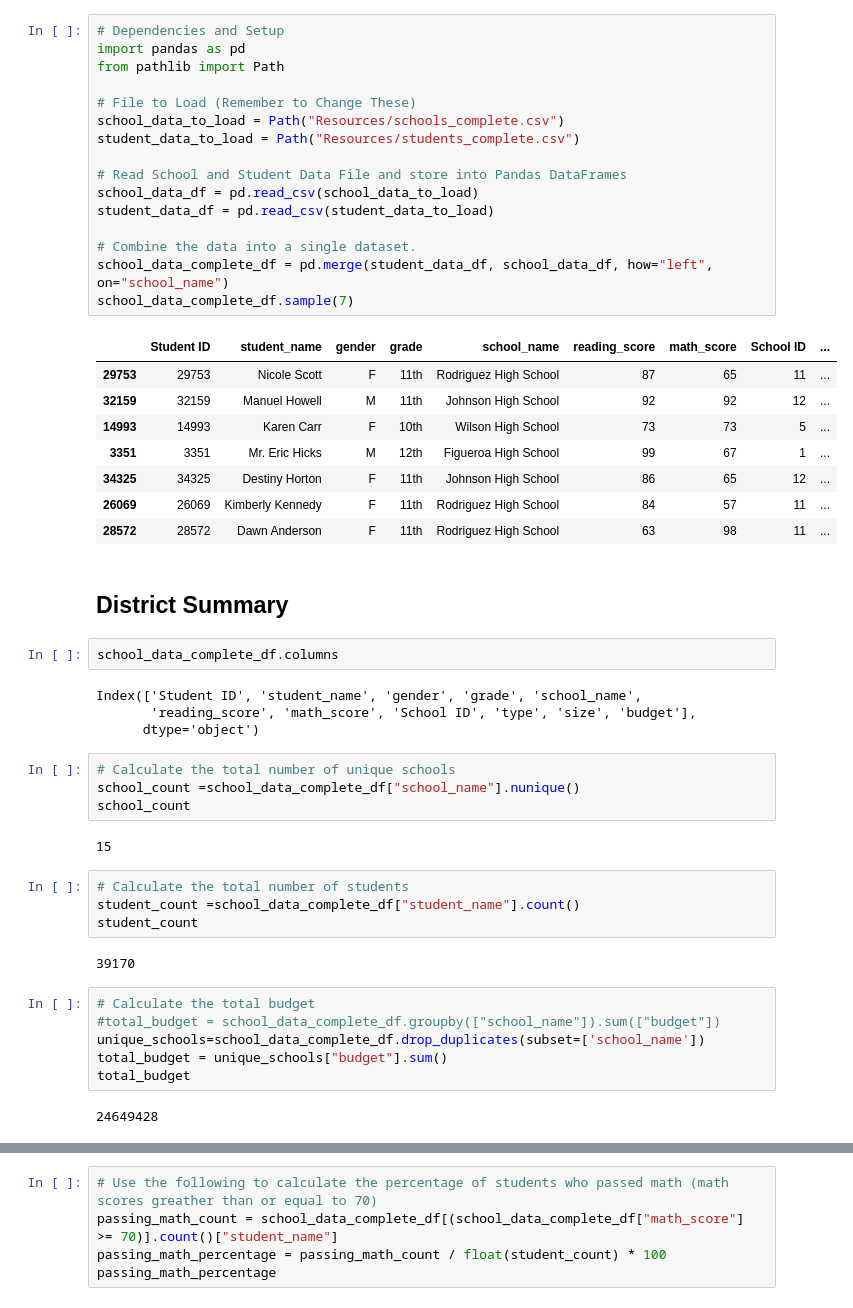
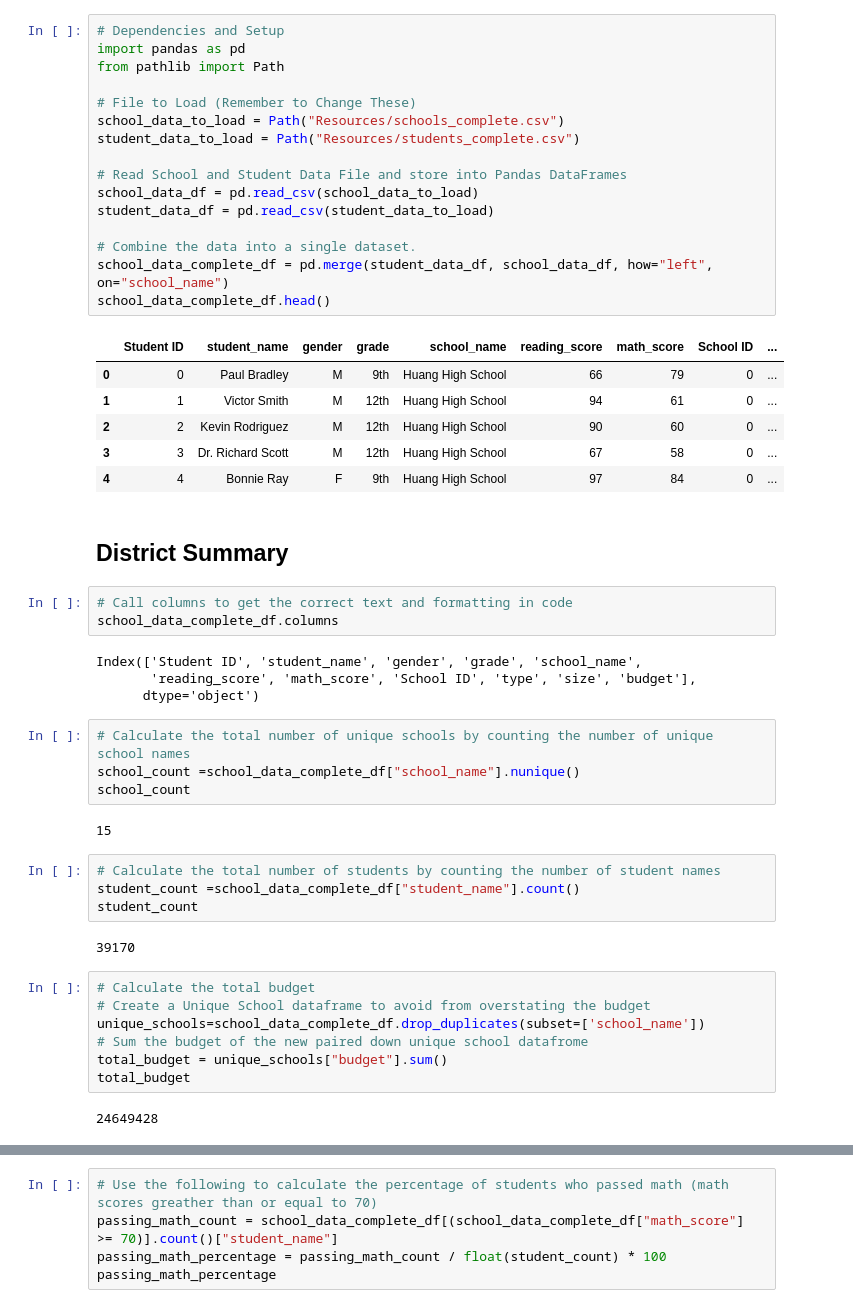
Before and after one commit to kbumadianne/homework4, a Jupyter notebook: PyCitySchools/PyCitySchools_solution.ipynb, the cells around one changed output, grey strips where cells are left out. Cells and saved outputs as stored; diff of their text form.

```diff
--- a/PyCitySchools/PyCitySchools_solution.ipynb
+++ b/PyCitySchools/PyCitySchools_solution.ipynb
@@ -7,52 +18,52 @@
 # %%
 # Dependencies and Setup
 import pandas as pd
 from pathlib import Path
 
 # File to Load (Remember to Change These)
 school_data_to_load = Path("Resources/schools_complete.csv")
 student_data_to_load = Path("Resources/students_complete.csv")
 
 # Read School and Student Data File and store into Pandas DataFrames
 school_data_df = pd.read_csv(school_data_to_load)
 student_data_df = pd.read_csv(student_data_to_load)
 
 # Combine the data into a single dataset.
 school_data_complete_df = pd.merge(student_data_df, school_data_df, how="left", on="school_name")
-school_data_complete_df.sample(7)
+school_data_complete_df.head()
 # %% [output]
 |  | Student ID | student_name | gender | grade | school_name | reading_score | math_score | School ID | ... |
-| 29753 | 29753 | Nicole Scott | F | 11th | Rodriguez High School | 87 | 65 | 11 | ... |
-| 32159 | 32159 | Manuel Howell | M | 11th | Johnson High School | 92 | 92 | 12 | ... |
-| 14993 | 14993 | Karen Carr | F | 10th | Wilson High School | 73 | 73 | 5 | ... |
-| 3351 | 3351 | Mr. Eric Hicks | M | 12th | Figueroa High School | 99 | 67 | 1 | ... |
-| 34325 | 34325 | Destiny Horton | F | 11th | Johnson High School | 86 | 65 | 12 | ... |
-| 26069 | 26069 | Kimberly Kennedy | F | 11th | Rodriguez High School | 84 | 57 | 11 | ... |
-| 28572 | 28572 | Dawn Anderson | F | 11th | Rodriguez High School | 63 | 98 | 11 | ... |
+| 0 | 0 | Paul Bradley | M | 9th | Huang High School | 66 | 79 | 0 | ... |
+| 1 | 1 | Victor Smith | M | 12th | Huang High School | 94 | 61 | 0 | ... |
+| 2 | 2 | Kevin Rodriguez | M | 12th | Huang High School | 90 | 60 | 0 | ... |
+| 3 | 3 | Dr. Richard Scott | M | 12th | Huang High School | 67 | 58 | 0 | ... |
+| 4 | 4 | Bonnie Ray | F | 9th | Huang High School | 97 | 84 | 0 | ... |
 # %% [markdown]
 ## District Summary
-# %%
-school_data_complete_df.columns
-# %% [output]
-Index(['Student ID', 'student_name', 'gender', 'grade', 'school_name',
-       'reading_score', 'math_score', 'School ID', 'type', 'size', 'budget'],
-      dtype='object')
+# %%
+# Call columns to get the correct text and formatting in code
+school_data_complete_df.columns
+# %% [output]
+Index(['Student ID', 'student_name', 'gender', 'grade', 'school_name',
+       'reading_score', 'math_score', 'School ID', 'type', 'size', 'budget'],
+      dtype='object')
 # %%
-# Calculate the total number of unique schools
+# Calculate the total number of unique schools by counting the number of unique school names
 school_count =school_data_complete_df["school_name"].nunique()
 school_count
 # %% [output]
 15
 # %%
-# Calculate the total number of students
+# Calculate the total number of students by counting the number of student names
 student_count =school_data_complete_df["student_name"].count()
 student_count
 # %% [output]
 39170
 # %%
 # Calculate the total budget
-#total_budget = school_data_complete_df.groupby(["school_name"]).sum(["budget"])
+# Create a Unique School dataframe to avoid from overstating the budget
 unique_schools=school_data_complete_df.drop_duplicates(subset=['school_name'])
+# Sum the budget of the new paired down unique school datafrome
 total_budget = unique_schools["budget"].sum()
 total_budget
 # %% [output]
```
Also changed, not shown: parts of 41 cells of this notebook.
